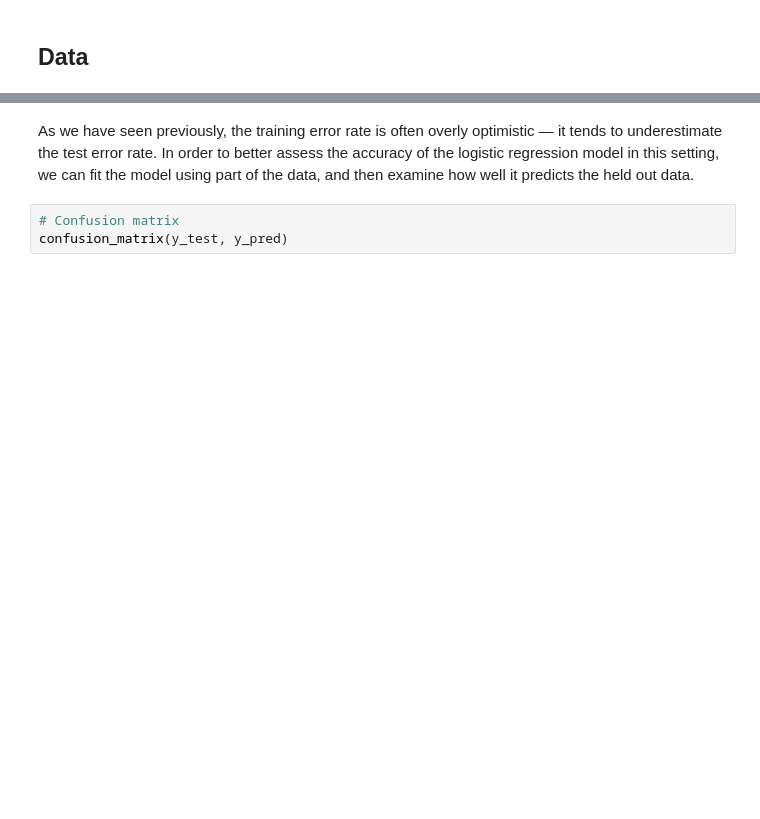
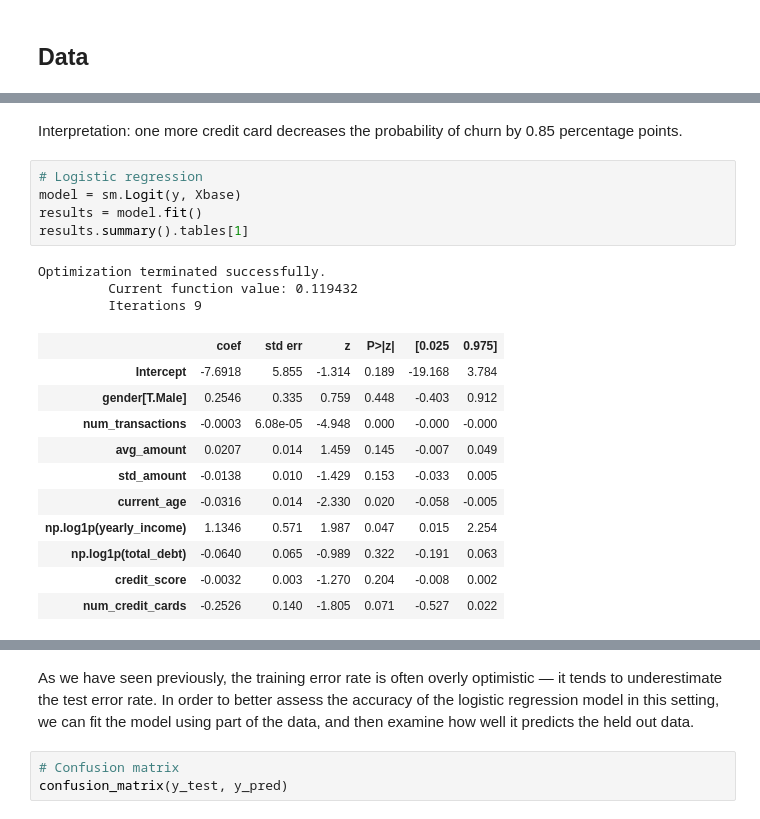
Before and after one commit to pabloestradac/causalml-basics, a Jupyter notebook: notebooks/Classification.ipynb, the cells around one changed output, grey strips where cells are left out. Drawn from its saved outputs; the diff is of its cells as text; blank space fills up the shorter version.

```diff
--- a/notebooks/Classification.ipynb
+++ b/notebooks/Classification.ipynb
@@ -122,0 +72,22 @@ results.summary().tables[1]
+# %% [markdown]
+Interpretation: one more credit card decreases the probability of churn by 0.85 percentage points.
+# %%
+# Logistic regression
+model = sm.Logit(y, Xbase)
+results = model.fit()
+results.summary().tables[1]
+# %% [output]
+Optimization terminated successfully.
+         Current function value: 0.119432
+         Iterations 9
+|  | coef | std err | z | P>|z| | [0.025 | 0.975] |
+| Intercept | -7.6918 | 5.855 | -1.314 | 0.189 | -19.168 | 3.784 |
+| gender[T.Male] | 0.2546 | 0.335 | 0.759 | 0.448 | -0.403 | 0.912 |
+| num_transactions | -0.0003 | 6.08e-05 | -4.948 | 0.000 | -0.000 | -0.000 |
+| avg_amount | 0.0207 | 0.014 | 1.459 | 0.145 | -0.007 | 0.049 |
+| std_amount | -0.0138 | 0.010 | -1.429 | 0.153 | -0.033 | 0.005 |
+| current_age | -0.0316 | 0.014 | -2.330 | 0.020 | -0.058 | -0.005 |
+| np.log1p(yearly_income) | 1.1346 | 0.571 | 1.987 | 0.047 | 0.015 | 2.254 |
+| np.log1p(total_debt) | -0.0640 | 0.065 | -0.989 | 0.322 | -0.191 | 0.063 |
+| credit_score | -0.0032 | 0.003 | -1.270 | 0.204 | -0.008 | 0.002 |
+| num_credit_cards | -0.2526 | 0.140 | -1.805 | 0.071 | -0.527 | 0.022 |
```
Also changed, not shown: parts of 28 cells of this notebook.
